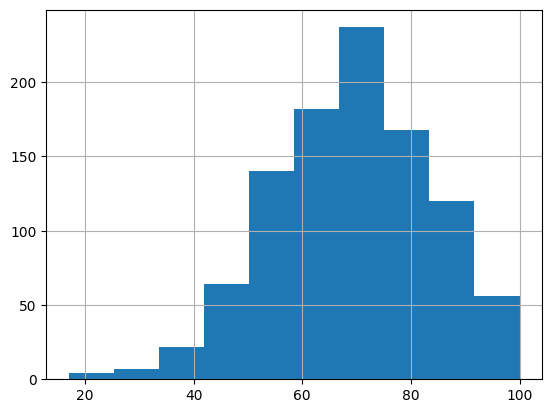
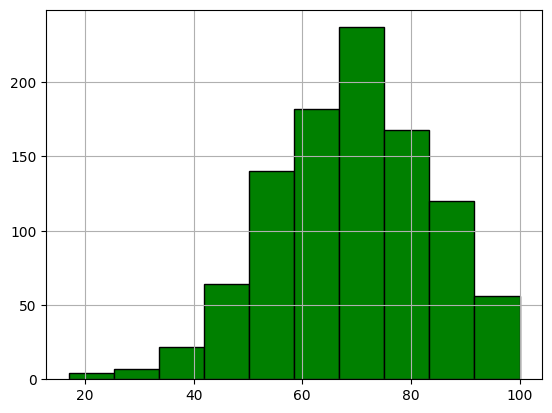
The notebook cell's code change between the first figure and the second:
--- before
+++ after
@@ -1 +1 @@
-df['reading_score'].hist()
+df['reading_score'].hist(color="green", edgecolor="black")

Commit: color palette